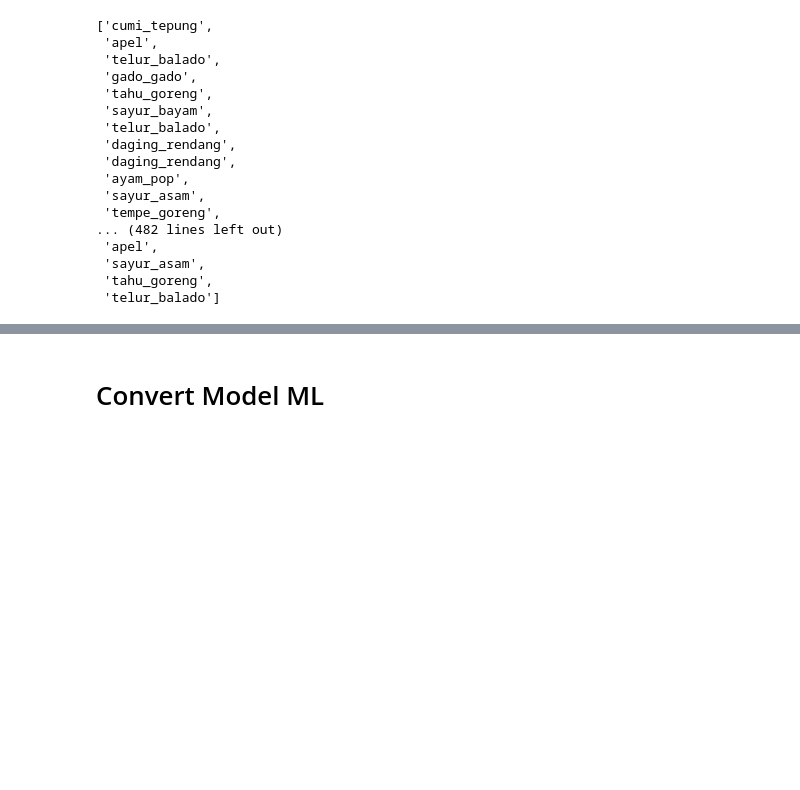
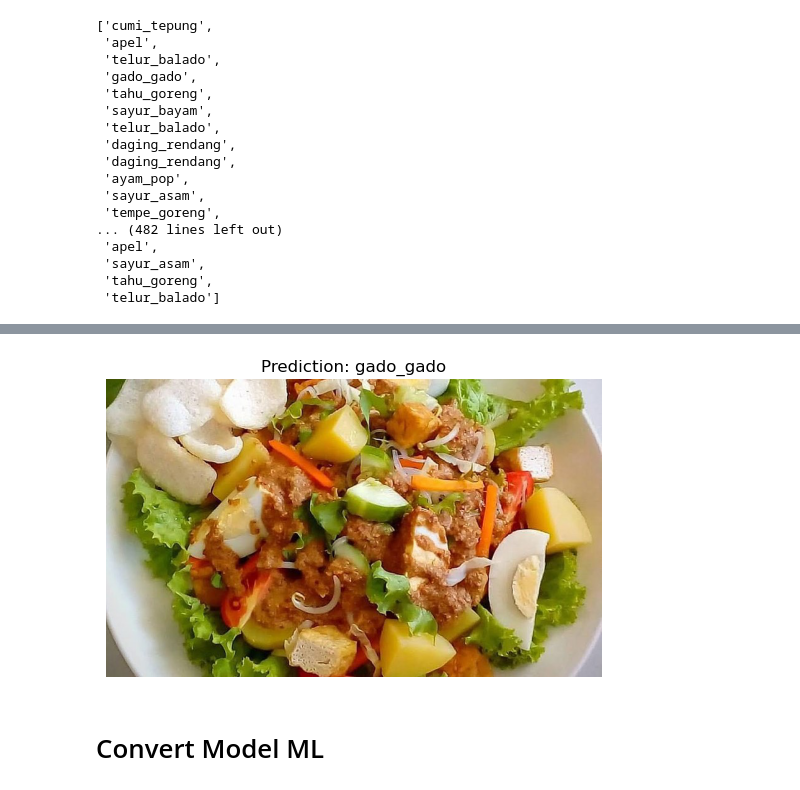
Before and after one commit to Rikoairlan57/Nutricatch-ML, a Jupyter notebook: nutricatch_food_classification.ipynb, the cells around one changed output, grey strips where cells are left out. Saved outputs shown, nothing was run; the diff lists cells and outputs as text; code cells hidden in the pictures; blank space fills up the shorter version.

Commit message:
🎉 ✨ 🎨 add prediction testing model

```diff
--- a/nutricatch_food_classification.ipynb
+++ b/nutricatch_food_classification.ipynb
@@ -386,3 +390,33 @@ def output(location):
     y = int(y)
     res = labels[y]
     return res
+# %%
+# URL of the image you want to predict
+
+# Image testing prediction
+image_url = 'https://upload.wikimedia.org/wikipedia/commons/thumb/2/26/Gado_gado_jakarta.jpg/800px-Gado_gado_jakarta.jpg'
+
+# Fetch image from URL
+response = requests.get(image_url)
+img = Image.open(io.BytesIO(response.content))
+
+# Save the image to a local file
+img_path = 'gambar_prediksi.jpg'
+img.save(img_path)
+
+# Prediction using output function
+prediction = output(img_path)
+
+# Save the predicted image to a folder
+output_img_path = f'hasil_prediksi/{prediction}.jpg'
+img.save(output_img_path)
+
+# Delete images after use
+os.remove(img_path)
+
+# Show images and their labels
+plt.imshow(img)
+plt.title(f'Prediction: {prediction}')
+plt.axis('off')
+plt.show()
+# %% [output]
@@ -389,3 +424,4 @@ def output(location):
+[figure, added]
 # %% [markdown]
 # Convert Model ML
 # %% [markdown]
```
Also changed, not shown: parts of 2 cells of this notebook, 2 other files.
